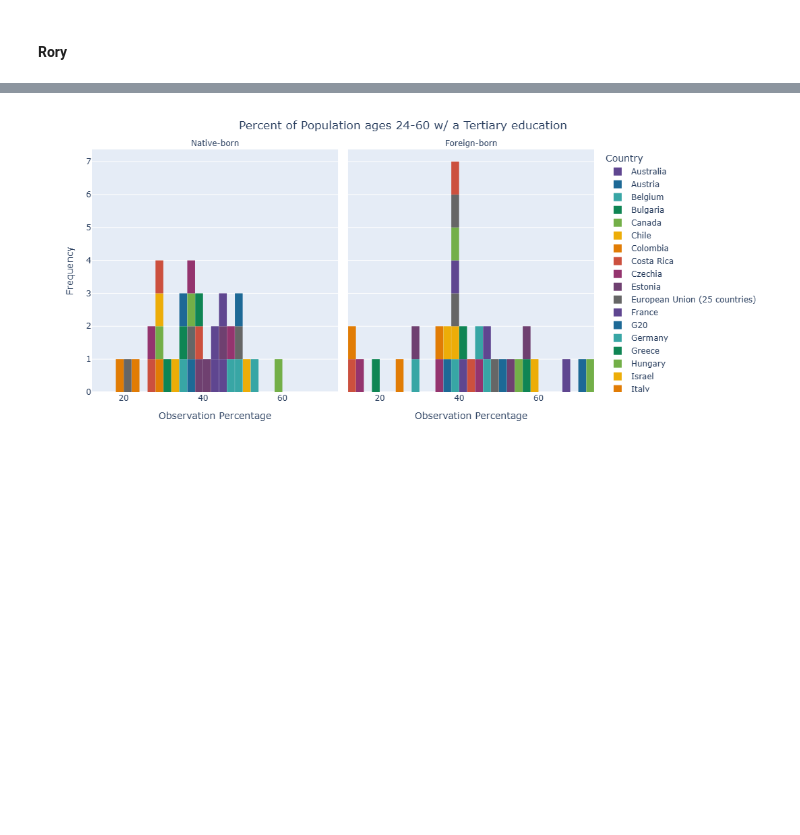
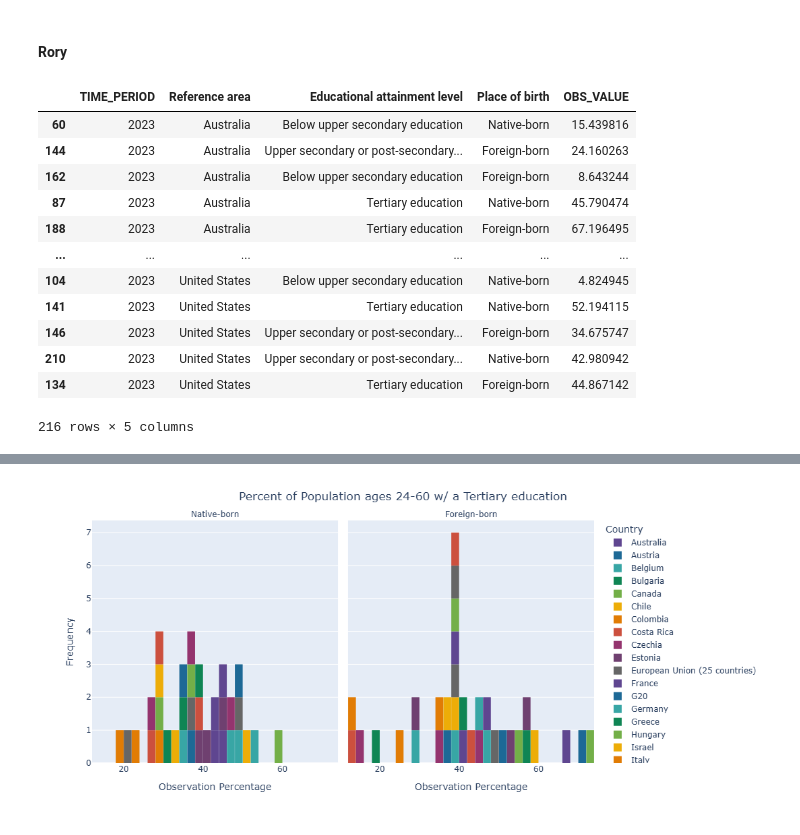
Before and after one commit to joseephwong/RJR-Data101-Project, a Jupyter notebook: Final Project.ipynb, the cells around one changed output, grey strips where cells are left out. Cells and saved outputs as stored; diff of their text form; code cells hidden in the pictures; blank space fills up the shorter version.

```diff
--- a/Final Project.ipynb
+++ b/Final Project.ipynb
@@ -88,6 +102,22 @@ https://doi.org/10.1787/e7d20315-en.
 my_columns = ['TIME_PERIOD','Reference area','Educational attainment level','Place of birth','OBS_VALUE']
 df_rory[my_columns].sort_values('Reference area')
 DF_rory=df_rory[my_columns].sort_values('Reference area')
+# %%
+DF_rory
+# %% [output]
+|  | TIME_PERIOD | Reference area | Educational attainment level | Place of birth | OBS_VALUE |
+| 60 | 2023 | Australia | Below upper secondary education | Native-born | 15.439816 |
+| 144 | 2023 | Australia | Upper secondary or post-secondary... | Foreign-born | 24.160263 |
+| 162 | 2023 | Australia | Below upper secondary education | Foreign-born | 8.643244 |
+| 87 | 2023 | Australia | Tertiary education | Native-born | 45.790474 |
+| 188 | 2023 | Australia | Tertiary education | Foreign-born | 67.196495 |
+| ... | ... | ... | ... | ... | ... |
+| 104 | 2023 | United States | Below upper secondary education | Native-born | 4.824945 |
+| 141 | 2023 | United States | Tertiary education | Native-born | 52.194115 |
+| 146 | 2023 | United States | Upper secondary or post-secondary... | Foreign-born | 34.675747 |
+| 210 | 2023 | United States | Upper secondary or post-secondary... | Native-born | 42.980942 |
+| 134 | 2023 | United States | Tertiary education | Foreign-born | 44.867142 |
+216 rows × 5 columns
 # %%
 fig = px.histogram(DF_rory,
                  x='OBS_VALUE',
```
Also changed, not shown: parts of 3 cells of this notebook.
